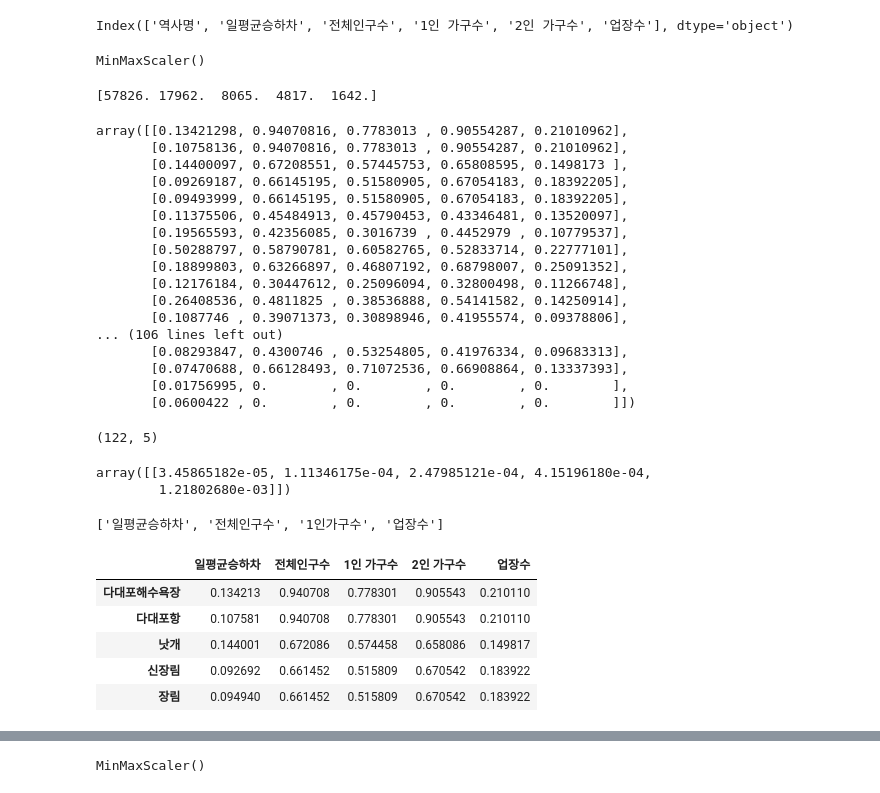
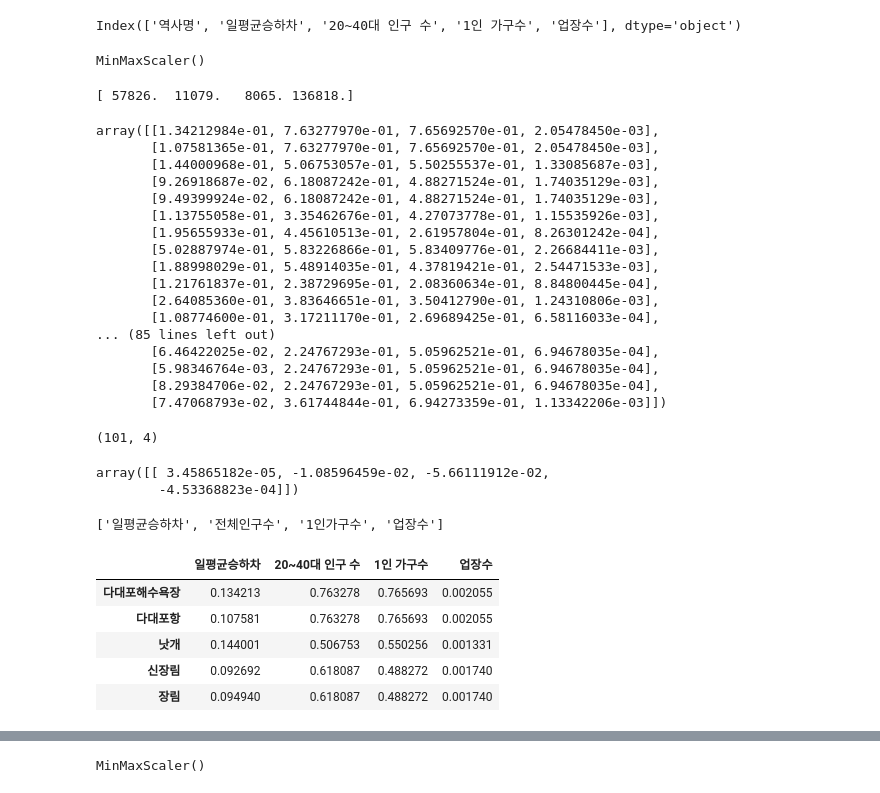
Before and after one commit to Busan-Bigdata-analysis/storage, a Jupyter notebook: visualization/clustering/minmax_scaler.ipynb, the cells around one changed output, grey strips where cells are left out. Drawn from its saved outputs; the diff is of its cells as text; code cells hidden in the pictures.

Commit message:
[2022.11.17] 상관관계 분석 및 데이터 전처리 부분
<ul text="choice_area">
<li> 2인 가구수를 제외하고 다시 점수 계산 하는 코드
</ul>
<ul text="minmax_scaler">
<li> 업데이트 된 데이터를 가지고 상관관계 도출
<li> 2인 가구수 제외
</ul>

```diff
--- a/visualization/clustering/minmax_scaler.ipynb
+++ b/visualization/clustering/minmax_scaler.ipynb
@@ -3,6 +3,6 @@ import pandas as pd
 import numpy as np
 import matplotlib.pyplot as plt
 # %%
-data = pd.read_csv('../data/orginal_데이터_합본.csv',encoding='cp949',index_col=0)
+data = pd.read_csv('../data/통합_사용_데이터_추가수정_handling.csv',encoding='cp949',index_col=0)
 data.head()
 # %% [output]
@@ -29,5 +25,5 @@ Index(['역사명', '동별', '호선', '환승', '역위도', '역경도', '일
       dtype='object')
 # %%
-use_data = data[['역사명','일평균승하차','계','1인','2인','업장 수']]
+use_data = data[['역사명','일평균승하차','20~40대 인구 수','1인 가구수','업장수']]
 use_data.head()
 # %% [output]
@@ -40,3 +35,0 @@ use_data.head()
-# %%
-use_data.rename(columns={'계':'전체인구수','업장 수':'업장수','1인':'1인 가구수','2인':'2인 가구수'},inplace=True)
-use_data.head()
@@ -54,9 +36,9 @@ See the caveats in the documentation: https://pandas.pydata.org/pandas-docs/stab
 # %%
 use_data.columns
 # %% [output]
-Index(['역사명', '일평균승하차', '전체인구수', '1인 가구수', '2인 가구수', '업장수'], dtype='object')
+Index(['역사명', '일평균승하차', '20~40대 인구 수', '1인 가구수', '업장수'], dtype='object')
 # %%
-use_data_array = use_data[['일평균승하차', '전체인구수', '1인 가구수', '2인 가구수', '업장수']].fillna(0).to_numpy()
+use_data_array = use_data[ ['일평균승하차', '20~40대 인구 수', '1인 가구수', '업장수']].fillna(0).to_numpy()
 # %%
 scaler = MinMaxScaler()
 
@@ -66,51 +48,51 @@ MinMaxScaler()
 # %%
 print(scaler.data_max_)
 # %% [output]
-[57826. 17962.  8065.  4817.  1642.]
+[ 57826.  11079.   8065. 136818.]
 # %%
 use_data_array = scaler.transform(use_data_array)
 use_data_array
 # %% [output]
-array([[0.13421298, 0.94070816, 0.7783013 , 0.90554287, 0.21010962],
-       [0.10758136, 0.94070816, 0.7783013 , 0.90554287, 0.21010962],
-       [0.14400097, 0.67208551, 0.57445753, 0.65808595, 0.1498173 ],
-       [0.09269187, 0.66145195, 0.51580905, 0.67054183, 0.18392205],
-       [0.09493999, 0.66145195, 0.51580905, 0.67054183, 0.18392205],
-       [0.11375506, 0.45484913, 0.45790453, 0.43346481, 0.13520097],
-       [0.19565593, 0.42356085, 0.3016739 , 0.4452979 , 0.10779537],
-       [0.50288797, 0.58790781, 0.60582765, 0.52833714, 0.22777101],
-       [0.18899803, 0.63266897, 0.46807192, 0.68798007, 0.25091352],
-       [0.12176184, 0.30447612, 0.25096094, 0.32800498, 0.11266748],
-       [0.26408536, 0.4811825 , 0.38536888, 0.54141582, 0.14250914],
-       [0.1087746 , 0.39071373, 0.30898946, 0.41955574, 0.09378806],
-... (106 lines left out)
-       [0.08293847, 0.4300746 , 0.53254805, 0.41976334, 0.09683313],
-       [0.07470688, 0.66128493, 0.71072536, 0.66908864, 0.13337393],
-       [0.01756995, 0.        , 0.        , 0.        , 0.        ],
-       [0.0600422 , 0.        , 0.        , 0.        , 0.        ]])
+array([[1.34212984e-01, 7.63277970e-01, 7.65692570e-01, 2.05478450e-03],
+       [1.07581365e-01, 7.63277970e-01, 7.65692570e-01, 2.05478450e-03],
+       [1.44000968e-01, 5.06753057e-01, 5.50255537e-01, 1.33085687e-03],
+       [9.26918687e-02, 6.18087242e-01, 4.88271524e-01, 1.74035129e-03],
+       [9.49399924e-02, 6.18087242e-01, 4.88271524e-01, 1.74035129e-03],
+       [1.13755058e-01, 3.35462676e-01, 4.27073778e-01, 1.15535926e-03],
+       [1.95655933e-01, 4.45610513e-01, 2.61957804e-01, 8.26301242e-04],
+       [5.02887974e-01, 5.83226866e-01, 5.83409776e-01, 2.26684411e-03],
+       [1.88998029e-01, 5.48914035e-01, 4.37819421e-01, 2.54471533e-03],
+       [1.21761837e-01, 2.38729695e-01, 2.08360634e-01, 8.84800445e-04],
+       [2.64085360e-01, 3.83646651e-01, 3.50412790e-01, 1.24310806e-03],
+       [1.08774600e-01, 3.17211170e-01, 2.69689425e-01, 6.58116033e-04],
+... (85 lines left out)
+       [6.46422025e-02, 2.24767293e-01, 5.05962521e-01, 6.94678035e-04],
+       [5.98346764e-03, 2.24767293e-01, 5.05962521e-01, 6.94678035e-04],
+       [8.29384706e-02, 2.24767293e-01, 5.05962521e-01, 6.94678035e-04],
+       [7.47068793e-02, 3.61744844e-01, 6.94273359e-01, 1.13342206e-03]])
 # %%
 use_data_array.shape
 # %% [output]
-(122, 5)
+(101, 4)
 # %%
-scaler.transform([[2,2,2,2,2]])
+scaler.transform([[2,2,2,2]])
 # %% [output]
-array([[3.45865182e-05, 1.11346175e-04, 2.47985121e-04, 4.15196180e-04,
-        1.21802680e-03]])
+array([[ 3.45865182e-05, -1.08596459e-02, -5.66111912e-02,
+        -4.53368823e-04]])
-# %%
-['일평균승하차', '전체인구수', '1인가구수', '업장수']
-# %% [output]
-['일평균승하차', '전체인구수', '1인가구수', '업장수']
+# %%
+['일평균승하차', '20~40대 인구 수', '1인 가구수', '업장수']
+# %% [output]
+['일평균승하차', '전체인구수', '1인가구수', '업장수']
 # %%
-scaling_data = pd.DataFrame(use_data_array,columns=['일평균승하차', '전체인구수', '1인 가구수', '2인 가구수', '업장수'],index=list(use_data.역사명))
+scaling_data = pd.DataFrame(use_data_array,columns=['일평균승하차', '20~40대 인구 수', '1인 가구수', '업장수'],index=list(use_data.역사명))
 scaling_data.head()
 # %% [output]
-|  | 일평균승하차 | 전체인구수 | 1인 가구수 | 2인 가구수 | 업장수 |
-| 다대포해수욕장 | 0.134213 | 0.940708 | 0.778301 | 0.905543 | 0.210110 |
-| 다대포항 | 0.107581 | 0.940708 | 0.778301 | 0.905543 | 0.210110 |
-| 낫개 | 0.144001 | 0.672086 | 0.574458 | 0.658086 | 0.149817 |
-| 신장림 | 0.092692 | 0.661452 | 0.515809 | 0.670542 | 0.183922 |
-| 장림 | 0.094940 | 0.661452 | 0.515809 | 0.670542 | 0.183922 |
+|  | 일평균승하차 | 20~40대 인구 수 | 1인 가구수 | 업장수 |
+| 다대포해수욕장 | 0.134213 | 0.763278 | 0.765693 | 0.002055 |
+| 다대포항 | 0.107581 | 0.763278 | 0.765693 | 0.002055 |
+| 낫개 | 0.144001 | 0.506753 | 0.550256 | 0.001331 |
+| 신장림 | 0.092692 | 0.618087 | 0.488272 | 0.001740 |
+| 장림 | 0.094940 | 0.618087 | 0.488272 | 0.001740 |
 # %%
 scaling_data.corr()
 # %% [output]
```
Also changed, not shown: parts of 13 cells of this notebook, 1 other file.
